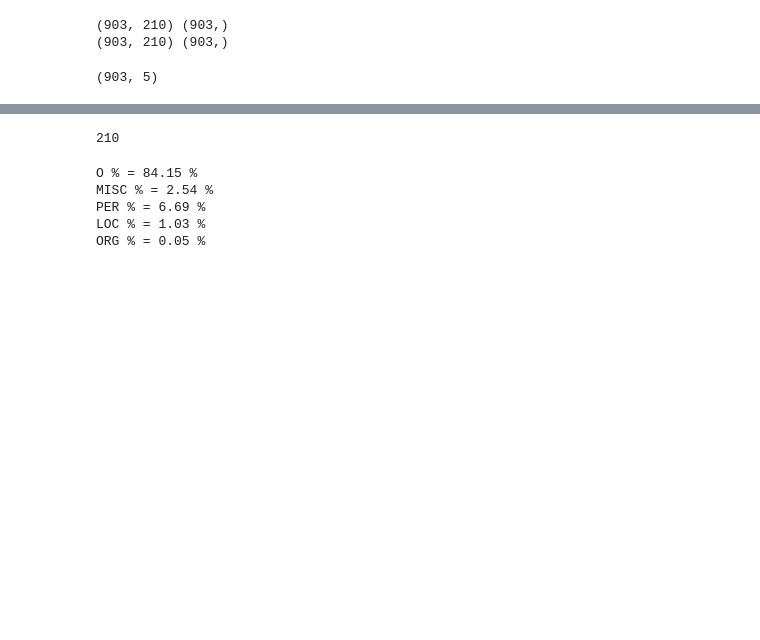
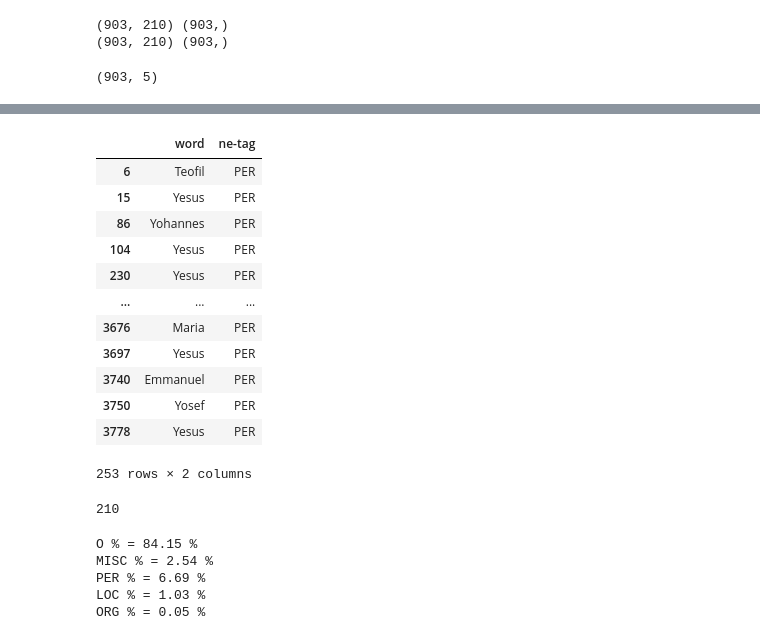
Before and after one commit to frankl1/Word2vec-For-NER-In-Low-Resource-Languages, a Jupyter notebook: fnn-ne-projection.ipynb, the cells around one changed output, grey strips where cells are left out. Cells and saved outputs as stored; diff of their text form; code cells hidden in the pictures; blank space fills up the shorter version.

```diff
--- a/fnn-ne-projection.ipynb
+++ b/fnn-ne-projection.ipynb
@@ -455,5 +576,21 @@ def model_performace_by_tag(y_true, y_pred, tag):
 # %%
 ewo_corpus, ewo_nb_of_phrases = load_corpus(ewo_corpus_file, max_nb_of_phrases)
+# %%
+ewo_corpus.loc[ewo_corpus['ne-tag'] == 'PER']
+# %% [output]
+|  | word | ne-tag |
+| 6 | Teofil | PER |
+| 15 | Yesus | PER |
+| 86 | Yohannes | PER |
+| 104 | Yesus | PER |
+| 230 | Yesus | PER |
+| ... | ... | ... |
+| 3676 | Maria | PER |
+| 3697 | Yesus | PER |
+| 3740 | Emmanuel | PER |
+| 3750 | Yosef | PER |
+| 3778 | Yesus | PER |
+253 rows × 2 columns
 # %%
 ewo_nb_of_phrases
 # %% [output]
```
Also changed, not shown: parts of 37 cells of this notebook, 5 other files.
